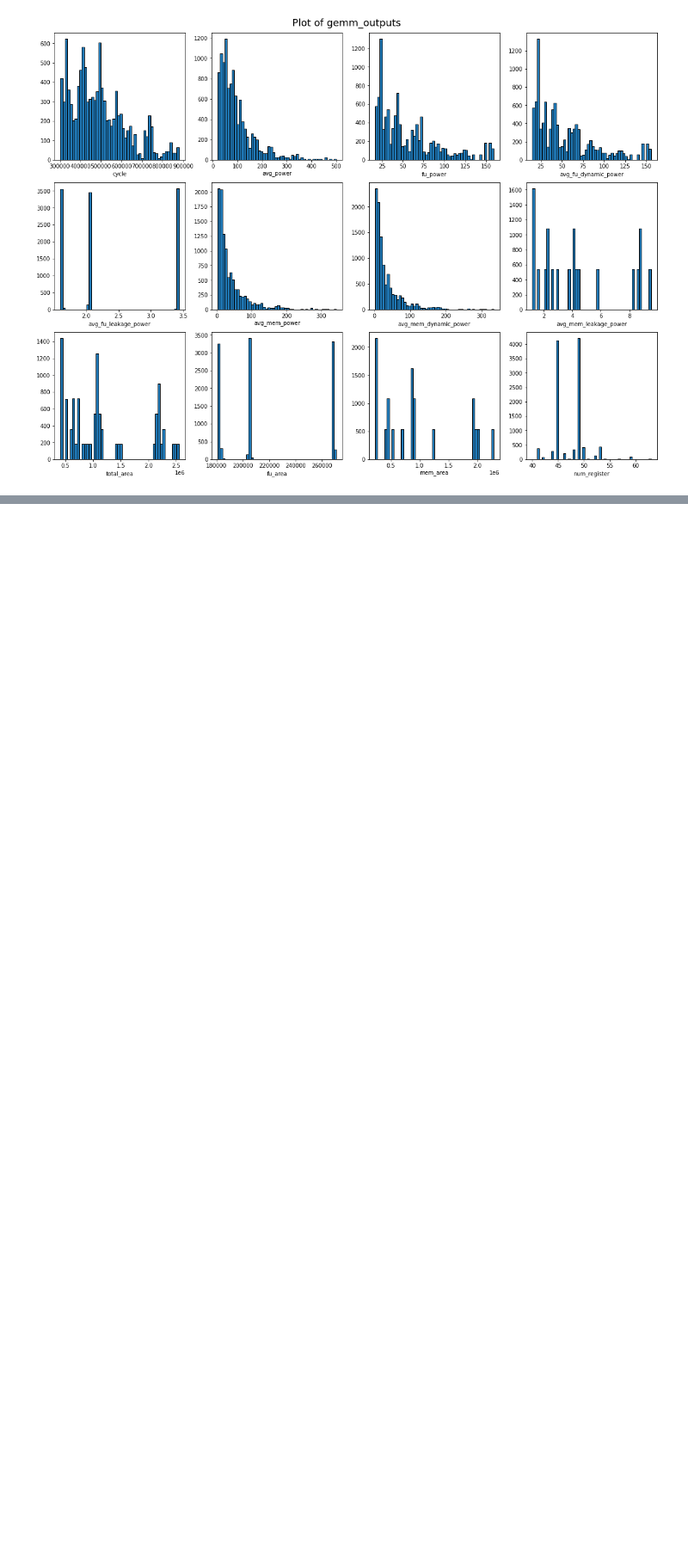
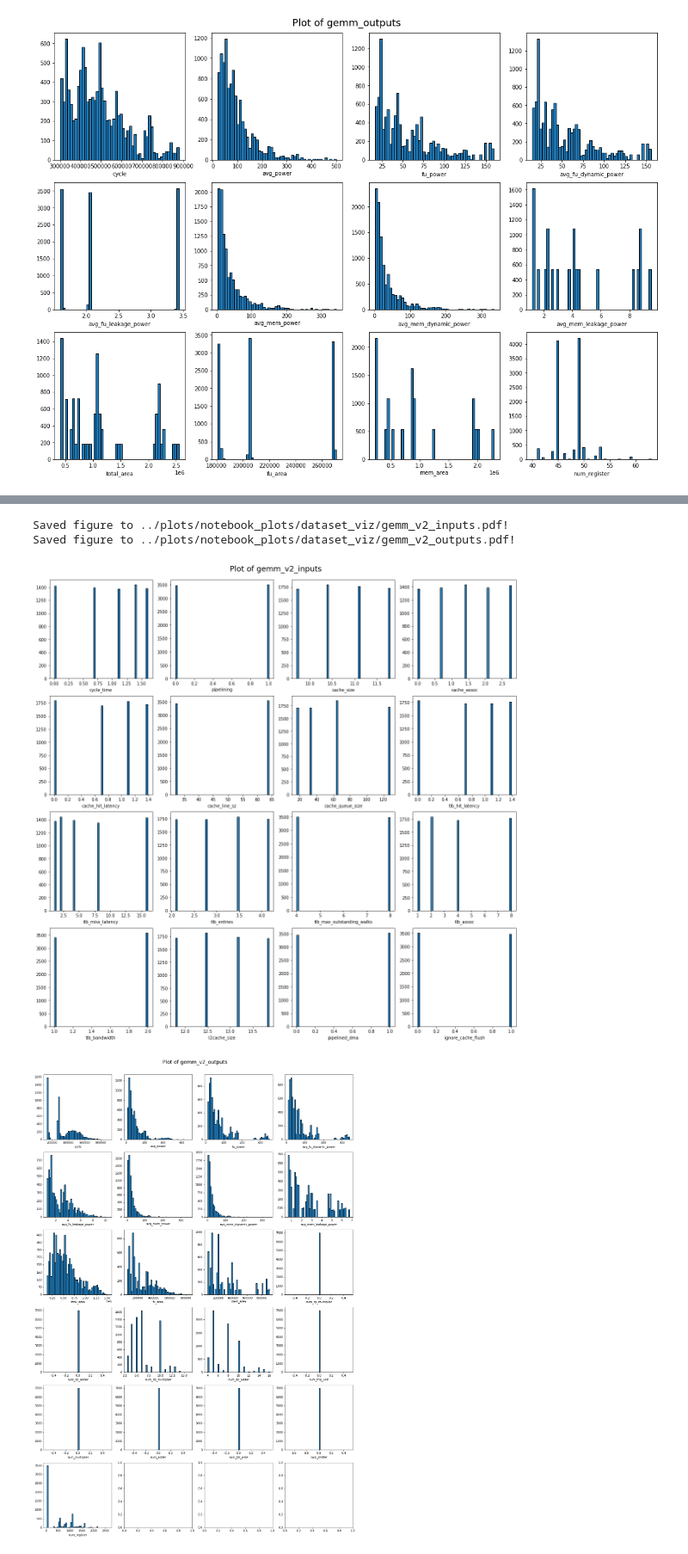
Before and after one commit to gncs/boa, a Jupyter notebook: notebooks/Dataset Visualisation.ipynb, the cells around one changed output, grey strips where cells are left out. Shown at 86% size. Cells and saved outputs as stored; diff of their text form; code cells hidden in the pictures; blank space fills up the shorter version.

```diff
--- a/notebooks/Dataset Visualisation.ipynb
+++ b/notebooks/Dataset Visualisation.ipynb
@@ -381,3 +514,19 @@ Saved figure to ../plots/notebook_plots/dataset_viz/gemm_inputs.pdf!
 Saved figure to ../plots/notebook_plots/dataset_viz/gemm_outputs.pdf!
 [figure]
 [figure]
+# %%
+analysis(dataset_path=gemm_v2_path,
+         name="gemm_v2",
+         sep=",",
+         input_labels=label_dict["gemm_v2"]["input_labels"],
+         output_labels=label_dict["gemm_v2"]["output_labels"],
+        input_transforms={
+             'cycle_time': np.log,
+             'cache_size': np.log,
+             'cache_assoc': np.log,
+             'cache_hit_latency': np.log,
+             'l2cache_size': np.log,
+             'tlb_hit_latency': np.log,
+             'tlb_entries': np.log
+         },)
+# %% [output]
@@ -384,3 +551,7 @@ Saved figure to ../plots/notebook_plots/dataset_viz/gemm_outputs.pdf!
+Saved figure to ../plots/notebook_plots/dataset_viz/gemm_v2_inputs.pdf!
+Saved figure to ../plots/notebook_plots/dataset_viz/gemm_v2_outputs.pdf!
+[figure, added]
+[figure, added]
 # %%
 analysis(dataset_path=smaug_path,
          name="smaug",
```
Also changed, not shown: parts of 4 cells of this notebook, 13 other files.
